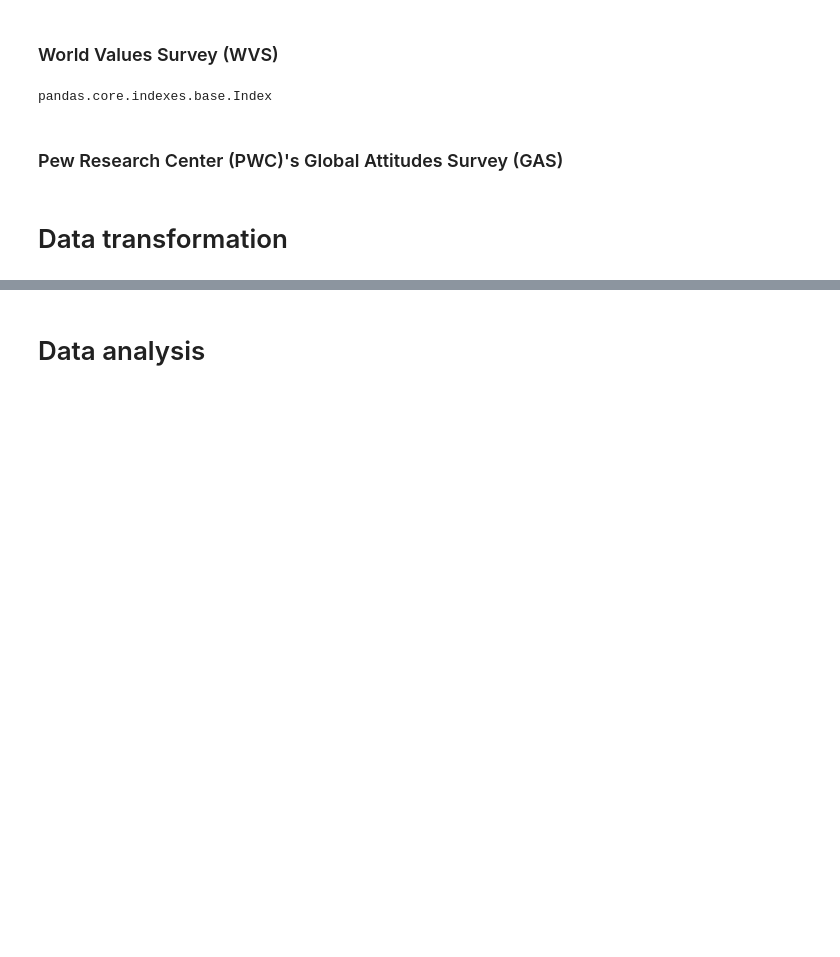
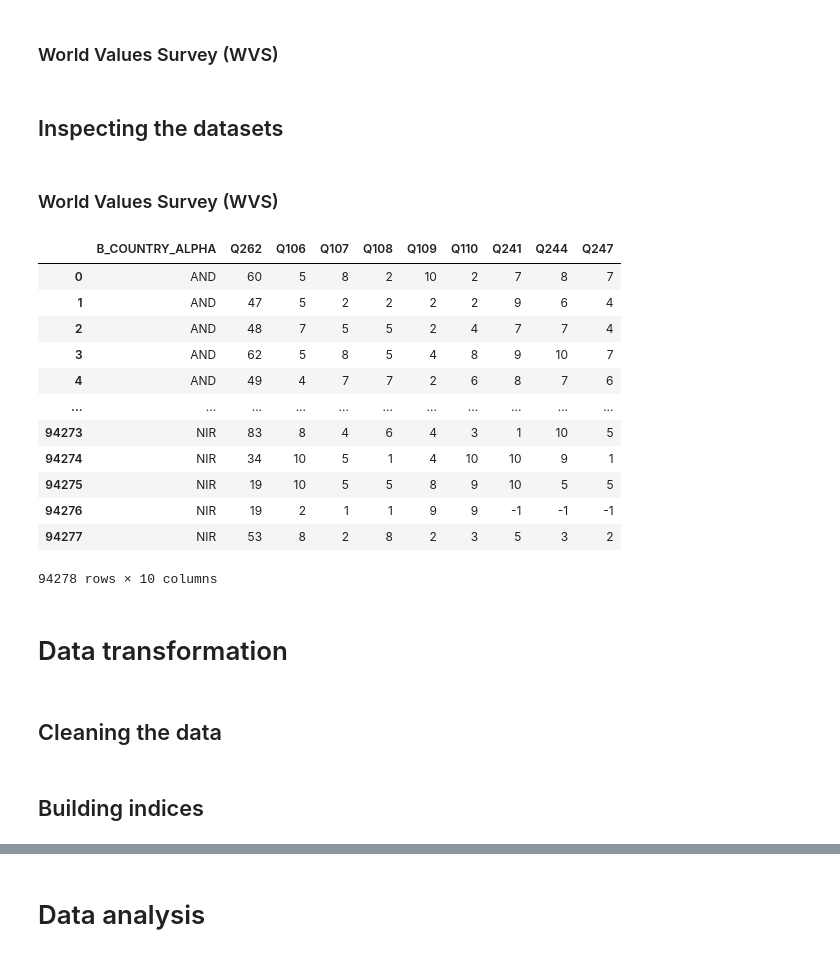
Before and after one commit to JohnH99/the-political-spectrum-in-crosscultural-perspective, a Jupyter notebook: data_analysis_cross_cultural_political_spectrum.ipynb, the cells around one changed output, grey strips where cells are left out. Drawn from its saved outputs; the diff is of its cells as text; code cells hidden in the pictures; blank space fills up the shorter version.

```diff
--- a/data_analysis_cross_cultural_political_spectrum.ipynb
+++ b/data_analysis_cross_cultural_political_spectrum.ipynb
@@ -120,11 +137,27 @@ print(spring_2019.head(5))
 #science
 #religion
 #environmental protection
-# %%
-type(spring_2019_gas.columns)
-# %% [output]
-pandas.core.indexes.base.Index
-# %% [markdown]
-### Pew Research Center (PWC)'s Global Attitudes Survey (GAS)
+# %% [markdown]
+## Inspecting the datasets
+# %% [markdown]
+### World Values Survey (WVS)
+# %%
+wvs7_selected
+# %% [output]
+|  | B_COUNTRY_ALPHA | Q262 | Q106 | Q107 | Q108 | Q109 | Q110 | Q241 | Q244 | Q247 |
+| 0 | AND | 60 | 5 | 8 | 2 | 10 | 2 | 7 | 8 | 7 |
+| 1 | AND | 47 | 5 | 2 | 2 | 2 | 2 | 9 | 6 | 4 |
+| 2 | AND | 48 | 7 | 5 | 5 | 2 | 4 | 7 | 7 | 4 |
+| 3 | AND | 62 | 5 | 8 | 5 | 4 | 8 | 9 | 10 | 7 |
+| 4 | AND | 49 | 4 | 7 | 7 | 2 | 6 | 8 | 7 | 6 |
+| ... | ... | ... | ... | ... | ... | ... | ... | ... | ... | ... |
+| 94273 | NIR | 83 | 8 | 4 | 6 | 4 | 3 | 1 | 10 | 5 |
+| 94274 | NIR | 34 | 10 | 5 | 1 | 4 | 10 | 10 | 9 | 1 |
+| 94275 | NIR | 19 | 10 | 5 | 5 | 8 | 9 | 10 | 5 | 5 |
+| 94276 | NIR | 19 | 2 | 1 | 1 | 9 | 9 | -1 | -1 | -1 |
+| 94277 | NIR | 53 | 8 | 2 | 8 | 2 | 3 | 5 | 3 | 2 |
+94278 rows × 10 columns
 # %% [markdown]
 # Data transformation
+# %% [markdown]
+## Cleaning the data
@@ -130,0 +174,2 @@ pandas.core.indexes.base.Index
+# %% [markdown]
+## Building indices
```
Also changed, not shown: parts of 168 cells of this notebook.
